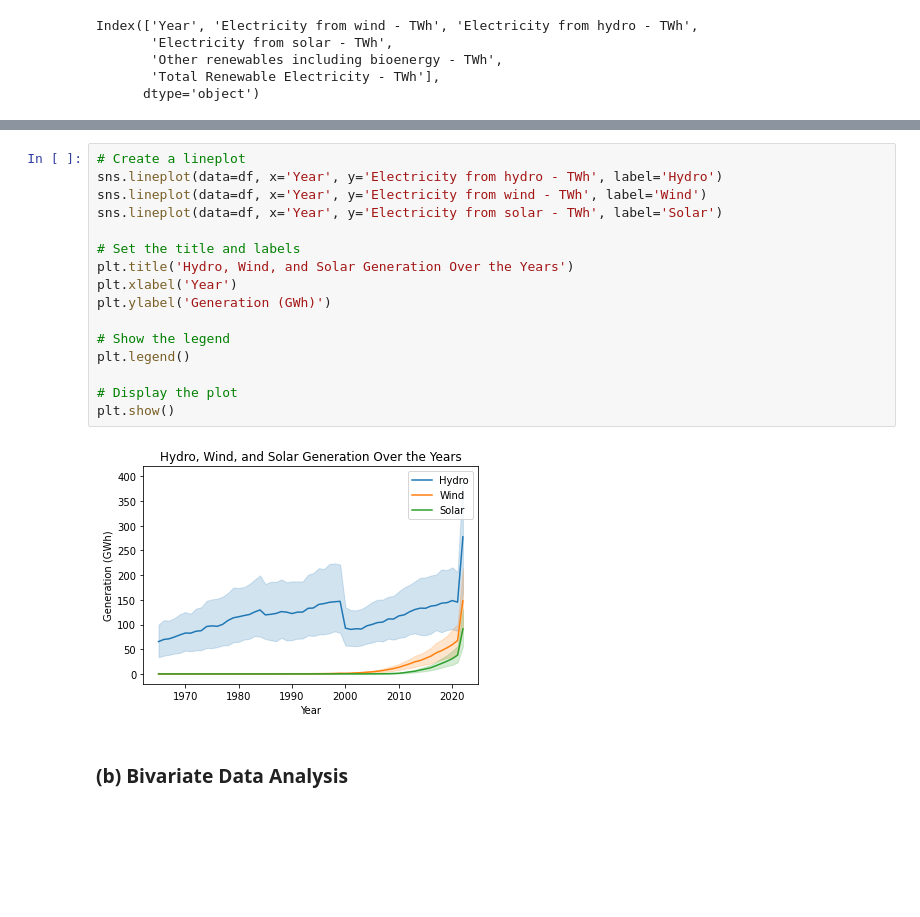
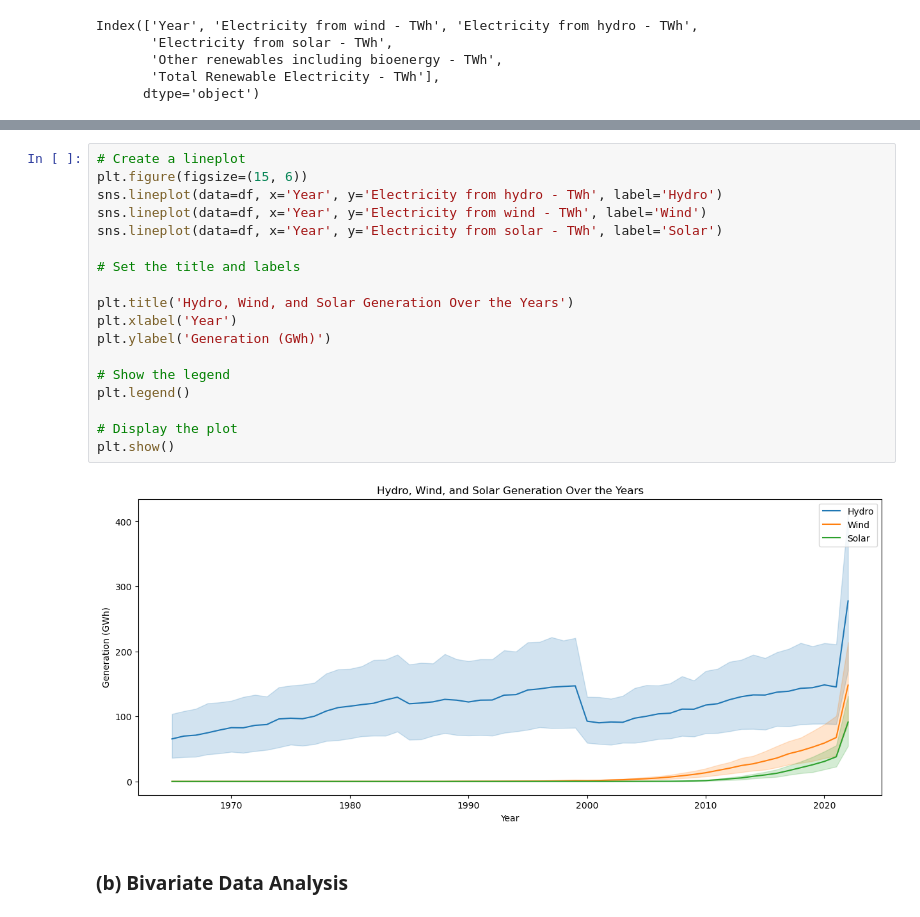
Before and after one commit to marttech26/GLOBAL-POWER-ANALYSIS, a Jupyter notebook: global_renewable_energy.ipynb, the cells around one changed output, grey strips where cells are left out. Drawn from its saved outputs; the diff is of its cells as text; blank space fills up the shorter version.

```diff
--- a/global_renewable_energy.ipynb
+++ b/global_renewable_energy.ipynb
@@ -474,21 +476,23 @@ plt.show()
 # %%
 # Create a lineplot
+plt.figure(figsize=(15, 6))
 sns.lineplot(data=df, x='Year', y='Electricity from hydro - TWh', label='Hydro')
 sns.lineplot(data=df, x='Year', y='Electricity from wind - TWh', label='Wind')
 sns.lineplot(data=df, x='Year', y='Electricity from solar - TWh', label='Solar')
 
 # Set the title and labels
+
 plt.title('Hydro, Wind, and Solar Generation Over the Years')
 plt.xlabel('Year')
 plt.ylabel('Generation (GWh)')
 
 # Show the legend
 plt.legend()
 
 # Display the plot
 plt.show()
 # %% [output]
-[figure, old version]
+[figure, new version]
 # %% [markdown]
 ### (b) Bivariate Data Analysis
 # %%
```
Also changed, not shown: parts of 9 cells of this notebook, 3 other files.
